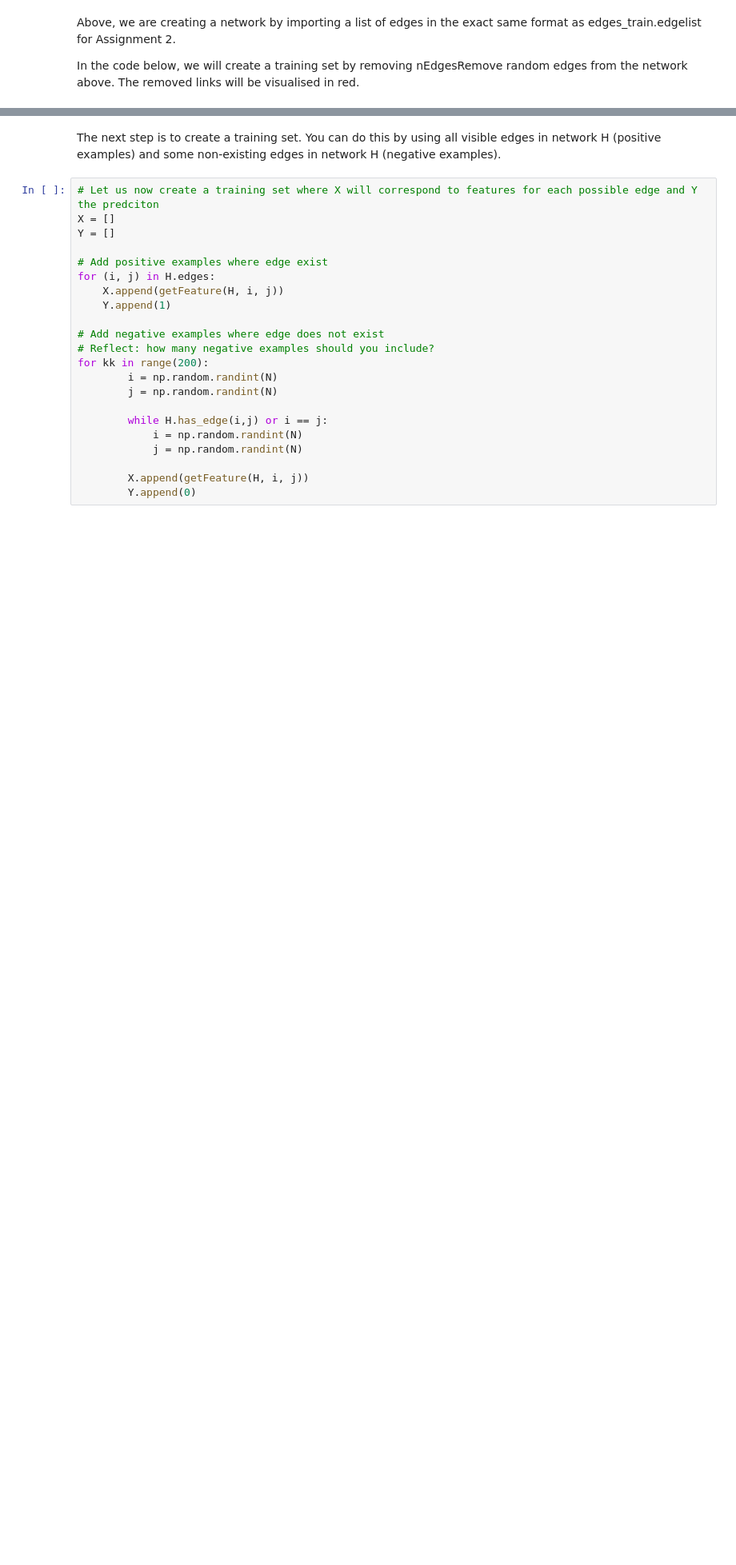
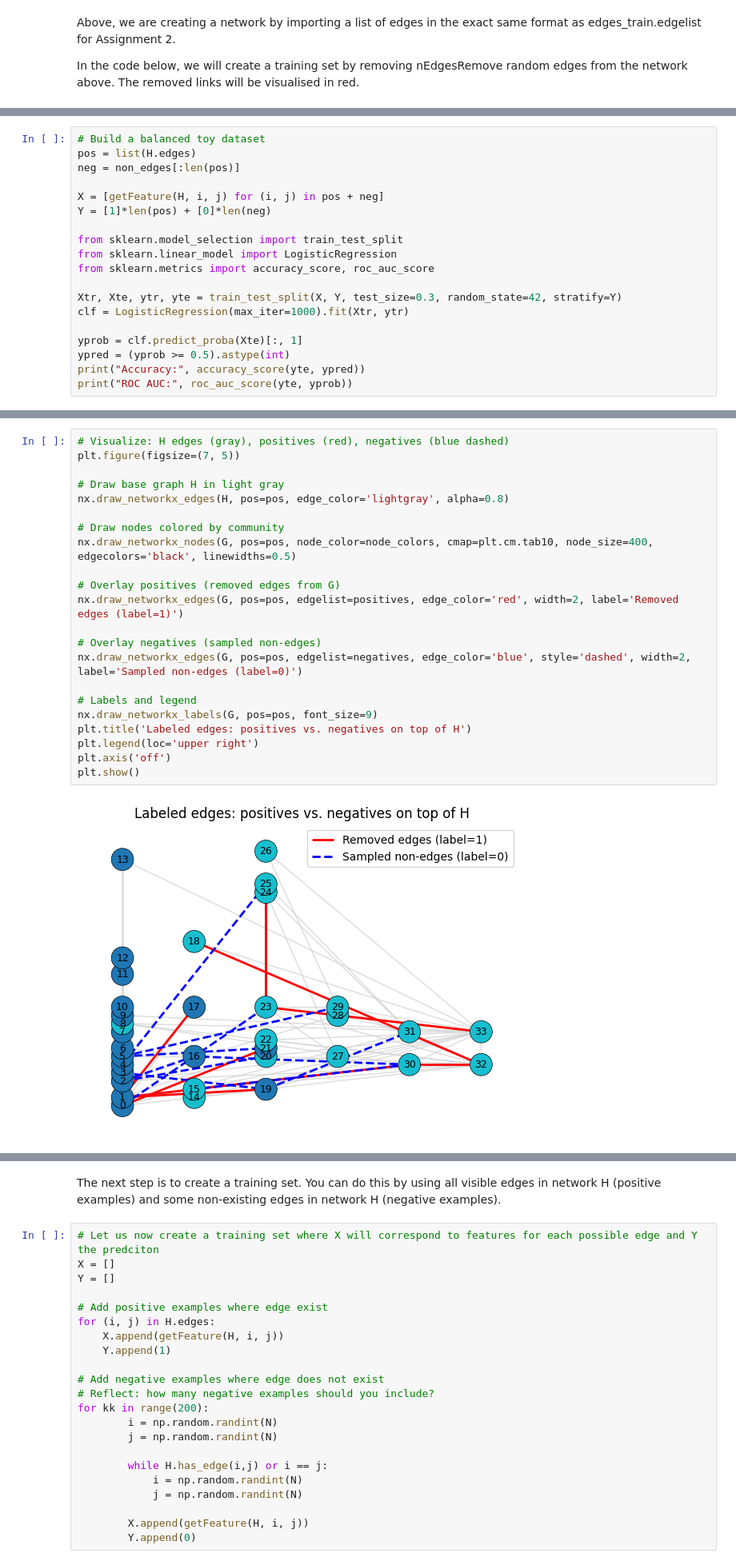
Before and after one commit to ursumarius/Link-predict-social-netw-fairness, a Jupyter notebook: Lab5_Aux_Assignment2.ipynb, the cells around one changed output, grey strips where cells are left out. Shown at 80% size. Cells and saved outputs as stored; diff of their text form; blank space fills up the shorter version.

```diff
--- a/Lab5_Aux_Assignment2.ipynb
+++ b/Lab5_Aux_Assignment2.ipynb
@@ -125,0 +234,19 @@ def getFeature(G, i, j):
+# %%
+# Build a balanced toy dataset
+pos = list(H.edges)
+neg = non_edges[:len(pos)]
+
+X = [getFeature(H, i, j) for (i, j) in pos + neg]
+Y = [1]*len(pos) + [0]*len(neg)
+
+from sklearn.model_selection import train_test_split
+from sklearn.linear_model import LogisticRegression
+from sklearn.metrics import accuracy_score, roc_auc_score
+
+Xtr, Xte, ytr, yte = train_test_split(X, Y, test_size=0.3, random_state=42, stratify=Y)
+clf = LogisticRegression(max_iter=1000).fit(Xtr, ytr)
+
+yprob = clf.predict_proba(Xte)[:, 1]
+ypred = (yprob >= 0.5).astype(int)
+print("Accuracy:", accuracy_score(yte, ypred))
+print("ROC AUC:", roc_auc_score(yte, yprob))
@@ -125,0 +301,24 @@ def getFeature(G, i, j):
+# %%
+# Visualize: H edges (gray), positives (red), negatives (blue dashed)
+plt.figure(figsize=(7, 5))
+
+# Draw base graph H in light gray
+nx.draw_networkx_edges(H, pos=pos, edge_color='lightgray', alpha=0.8)
+
+# Draw nodes colored by community
+nx.draw_networkx_nodes(G, pos=pos, node_color=node_colors, cmap=plt.cm.tab10, node_size=400, edgecolors='black', linewidths=0.5)
+
+# Overlay positives (removed edges from G)
+nx.draw_networkx_edges(G, pos=pos, edgelist=positives, edge_color='red', width=2, label='Removed edges (label=1)')
+
+# Overlay negatives (sampled non-edges)
+nx.draw_networkx_edges(G, pos=pos, edgelist=negatives, edge_color='blue', style='dashed', width=2, label='Sampled non-edges (label=0)')
+
+# Labels and legend
+nx.draw_networkx_labels(G, pos=pos, font_size=9)
+plt.title('Labeled edges: positives vs. negatives on top of H')
+plt.legend(loc='upper right')
+plt.axis('off')
+plt.show()
+# %% [output]
+[figure, added]
```
Also changed, not shown: parts of 20 cells of this notebook, 1 other file.
